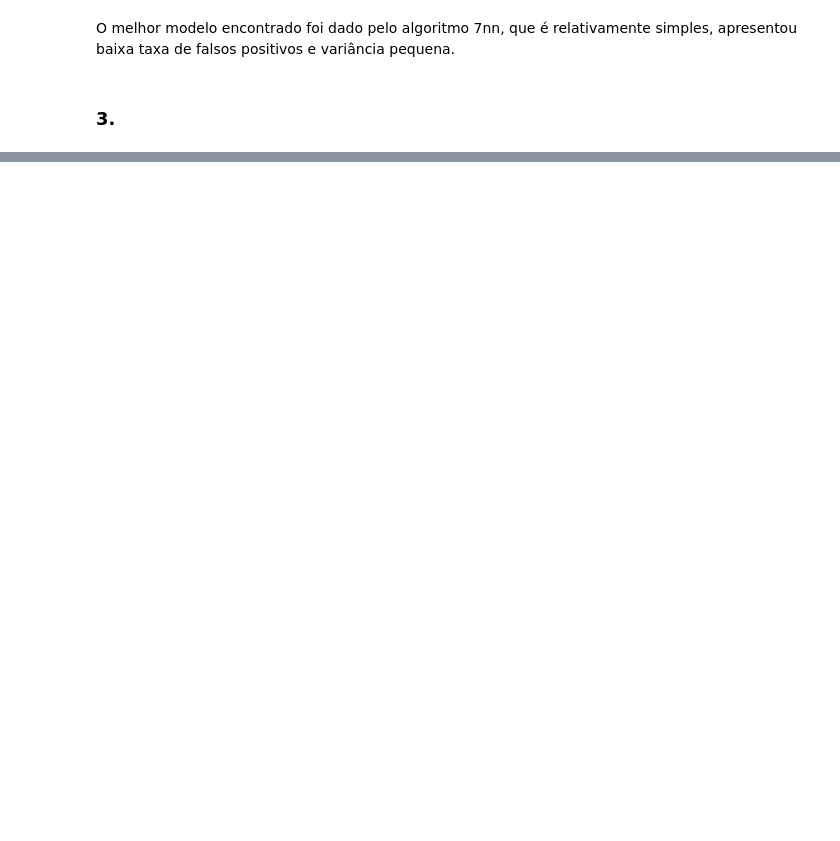
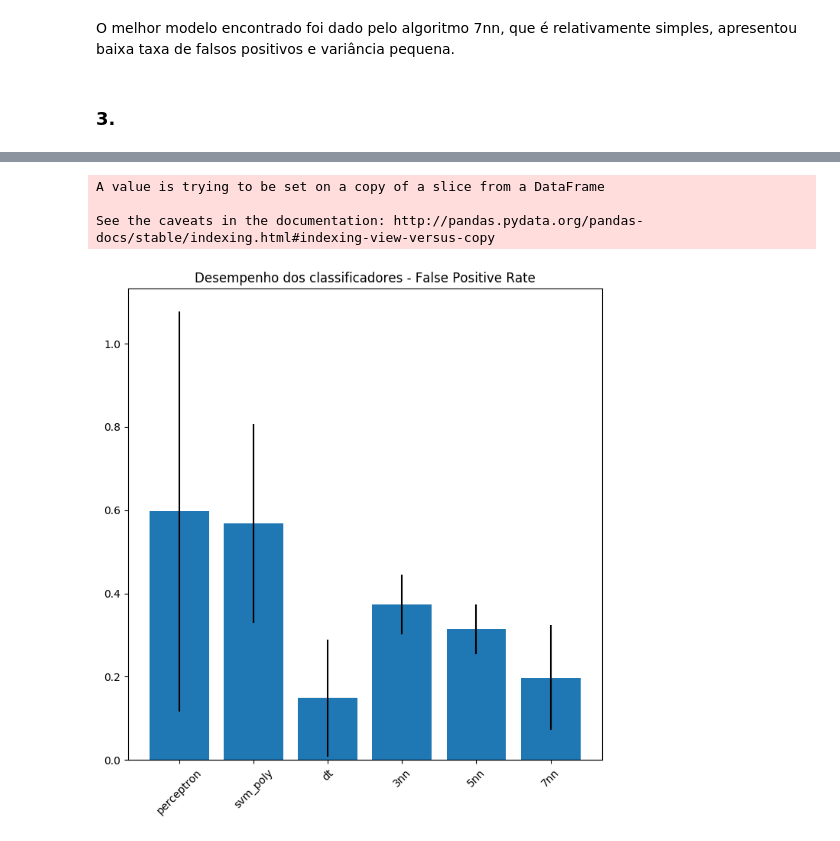
Before and after one commit to RafaelMonteiro95/icd-scc0275, a Jupyter notebook: pratica_6_9293095_9293421.ipynb, the cells around one changed output, grey strips where cells are left out. Cells and saved outputs as stored; diff of their text form; code cells hidden in the pictures; blank space fills up the shorter version.

```diff
--- a/pratica_6_9293095_9293421.ipynb
+++ b/pratica_6_9293095_9293421.ipynb
@@ -162,13 +162,15 @@ O melhor modelo encontrado foi dado pelo algoritmo 7nn, que é relativamente sim
 # %%
 import random
 from itertools import chain
+from functools import reduce
+import operator as op
 
 def kfold_split(data, n_folds):
     idx = list(data.index)
     random.shuffle(idx)
 
     # Tamanho dos primeiros k-1 folds. O resto da divisáo vai pro último.
-    fold_size = len(idx) // n_folds
+    fold_size = round(len(idx) / n_folds)
     # Lista dos primeiros k-1 folds, de índices consecutivos do dataframe aleatorizado.
     folds = list(idx[i*fold_size:(i+1)*fold_size] for i in range(n_folds - 1))
     # Criação do último fold, com o restante dos índices
@@ -177,12 +179,16 @@ def kfold_split(data, n_folds):
     # Variação de qual fold é o fold de teste.
     for test_id, test_fold in enumerate(folds):
         # train_fold são todos os folds que não são o test_fold
-        train_fold = chain([folds[i] for i in range(n_folds) if i != test_id])
-        yield test_fold, train_fold
+        train_fold = reduce(op.add, (folds[i] for i in range(n_folds) if i != test_id), [])
+        yield pd.Index(train_fold), pd.Index(test_fold)
 
 def leave_one_out_split(data):
     return kfold_split(data, len(data))
 
-def bootstrap_split(data, n_samples):
-    return [list(test_list.sample(n=test_list.shape[0], replace=True).astype(np.int).values) for i in range(n_samples)]
+def bootstrap_split(data, n_samples, *, total_frac=1.0, train_fraction=0.2):
+    for n in range(n_samples):
+        sample = data.sample(frac=total_frac, replace=True)
+        train_sample = sample.sample(frac=train_fraction).index
+        test_sample = sample.index.difference(train_sample)
+        yield (train_sample, test_sample)
 # %%
@@ -218,0 +307,23 @@ Leave one out
+# %%
+from sklearn.metrics import confusion_matrix
+
+def false_positive_rate(y_true, y_pred):
+    tn, fp, fn, tp = confusion_matrix(y_true, y_pred, labels=(0, 1)).ravel()
+    return fp / (fp + tn)
+# %%
+split_functions = [
+    (lambda data: kfold_split(data, 5), '5-fold cross validation'),
+    (leave_one_out_split, 'Leave-one-out'),
+    (lambda data: bootstrap_split(data, 5, total_frac=0.5), 'Bootstrap (50% of dataset)')
+]
+columns = ['Pclass', 'Age', 'SibSp', 'Parch']
+selected = df.iloc[:,[1,2,5,6,7]]
+selected.dropna(inplace=True)
+res = {}
+for split_function, split_name in split_functions:
+    res[split_name] = classificacao_alt(selected, columns, 'Survived', split_function, score=false_positive_rate, score_name='False Positive Rate')
+# %% [output]
+A value is trying to be set on a copy of a slice from a DataFrame
+
+See the caveats in the documentation: http://pandas.pydata.org/pandas-docs/stable/indexing.html#indexing-view-versus-copy
+[figure, added]
```
Also changed, not shown: parts of 3 cells of this notebook.
